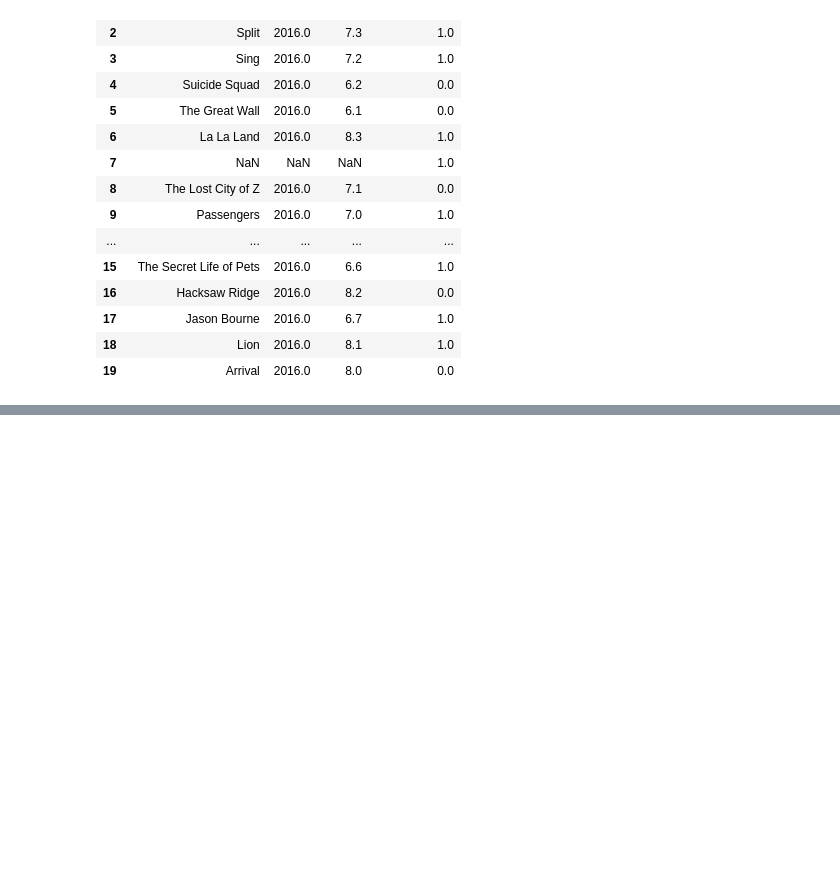
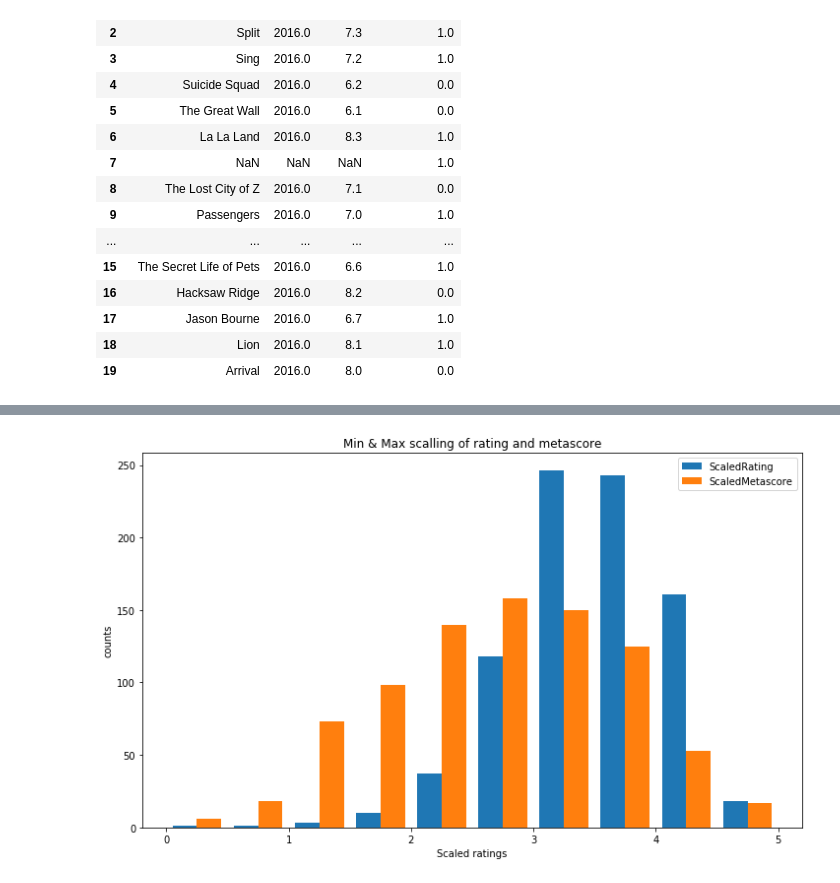
Before and after one commit to sawant-pranit/ML_Basic, a Jupyter notebook: Introduction/DataScalingAndEncoding/Notebook/data_scaling_encoding.ipynb, the cells around one changed output, grey strips where cells are left out. Drawn from its saved outputs; the diff is of its cells as text; code cells hidden in the pictures; blank space fills up the shorter version.

```diff
--- a/Introduction/DataScalingAndEncoding/Notebook/data_scaling_encoding.ipynb
+++ b/Introduction/DataScalingAndEncoding/Notebook/data_scaling_encoding.ipynb
@@ -117,0 +148,2 @@ movie_data_updated[['Title', 'Year', 'Rating', 'Binary Rating']].head(20)
+# %%
+scaled_rating = scaler.fit_transform(movie_data[['Rating','Metascore']])
@@ -117,0 +160,2 @@ movie_data_updated[['Title', 'Year', 'Rating', 'Binary Rating']].head(20)
+# %%
+rating_df = pd.DataFrame(data=scaled_rating, columns=['ScaledRanking', 'ScaledMetascore'])
@@ -117,0 +171,12 @@ movie_data_updated[['Title', 'Year', 'Rating', 'Binary Rating']].head(20)
+# %%
+plt.figure(figsize = (12,7))
+plt.hist([rating_df.ScaledRanking, rating_df.ScaledMetascore], bins=10, label=("ScaledRating", "ScaledMetascore"))
+plt.title('Min & Max scalling of rating and metascore')
+plt.legend(loc = 'best')
+
+plt.xlabel('Scaled ratings')
+plt.ylabel('counts')
+
+plt.show()
+# %% [output]
+[figure, added]
```
Also changed, not shown: parts of 15 cells of this notebook, 1 other file.
